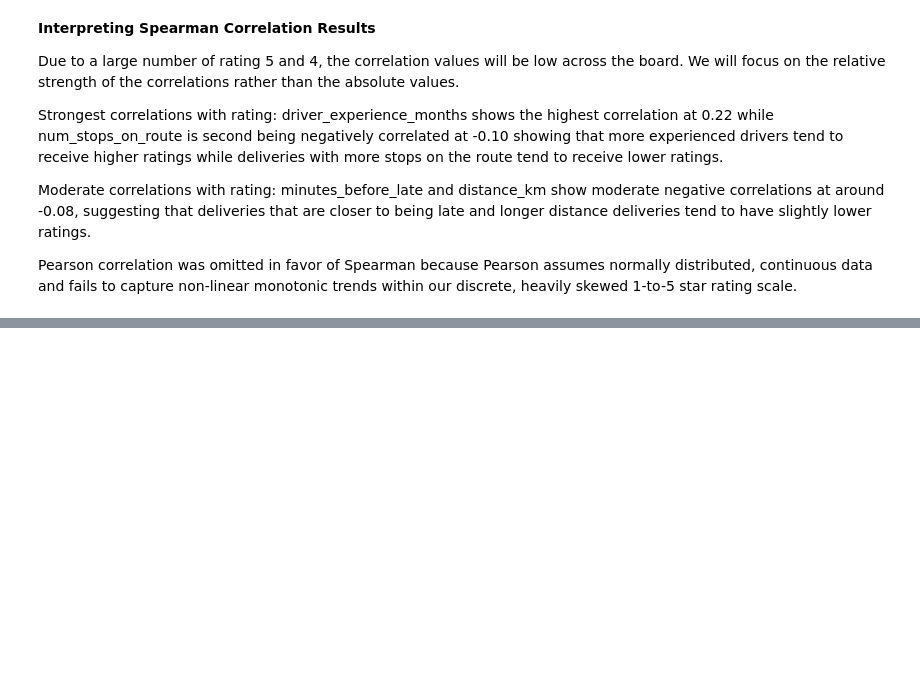
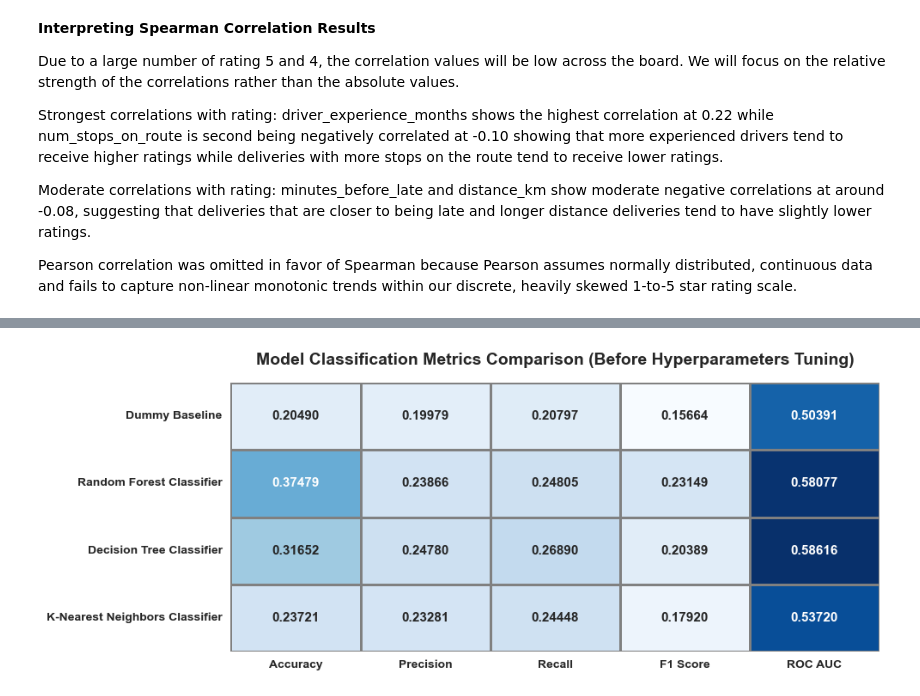
Before and after one commit to weirenong/aiap24-submission, a Jupyter notebook: eda.ipynb, the cells around one changed output, grey strips where cells are left out. Cells and saved outputs as stored; diff of their text form; code cells hidden in the pictures; blank space fills up the shorter version.

```diff
--- a/eda.ipynb
+++ b/eda.ipynb
@@ -665,0 +673,6 @@ Pearson correlation was omitted in favor of Spearman because Pearson assumes nor
+# %%
+# Create feature delivery_hour_before_midnight, if 0, 1, 2, 3 it is after midnight, else before midnight
+df_cleaned['delivery_hour_before_midnight'] = (df_cleaned['delivery_hour'] >= 4).astype(int)
+
+# Create feature pickup_hour_before_midnight, if 0, 1, 2, 3 it is after midnight, else before midnight
+df_cleaned['pickup_hour_before_midnight'] = (df_cleaned['pickup_hour'] >= 4).astype(int)
@@ -718,0 +827,4 @@ Test set shape: (4086, 8) (4086,)
+# %%
+# Metric evaluation table data
+data = [['Model', 'MAE', 'MSE', 'RMSE', 'R2']]
+data_class = [['Model', 'Accuracy', 'Precision', 'Recall', 'F1 Score', 'ROC AUC']]
@@ -718,0 +1077,34 @@ Test set shape: (4086, 8) (4086,)
+# %%
+# Convert nested list to a Pandas DataFrame, stripping the first row for headers
+df_metrics = pd.DataFrame(data_class[1:], columns=data_class[0])
+
+# Set the 'Model' column as the index so it appears as row labels, not numeric data
+df_metrics.set_index('Model', inplace=True)
+
+# Initialize a matplotlib figure
+plt.figure(figsize=(10, 4))
+
+# Heatmap with annotations to create a styled, color-coded metrics table
+# 'blues' color palette highlights higher (better) scores darker
+sns.heatmap(
+    df_metrics,
+    annot=True,
+    fmt=".5f",
+    cmap="Blues",
+    cbar=False,
+    linewidths=1,
+    linecolor='gray',
+    annot_kws={"size": 11, "weight": "bold"}
+)
+
+plt.title("Model Classification Metrics Comparison (Before Hyperparameters Tuning)", fontsize=14, pad=15, weight='bold')
+plt.xticks(rotation=0, weight='bold')
+plt.yticks(rotation=0, weight='bold')
+plt.xlabel("") # Hide redundant axis labels
+plt.ylabel("")
+
+# Adjust layout and render
+plt.tight_layout()
+plt.show()
+# %% [output]
+[figure, added]
```
Also changed, not shown: parts of 27 cells of this notebook, 1 other file.
